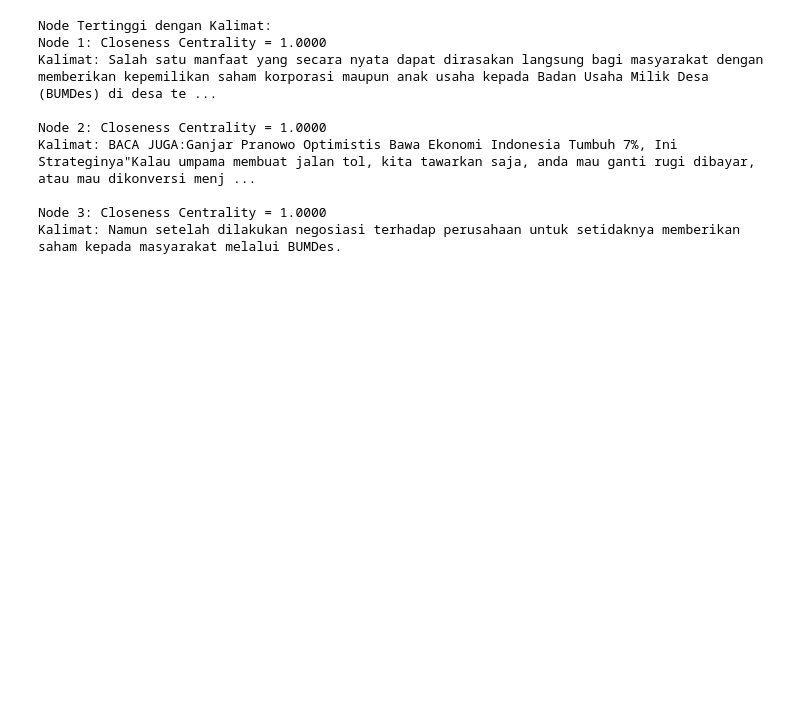
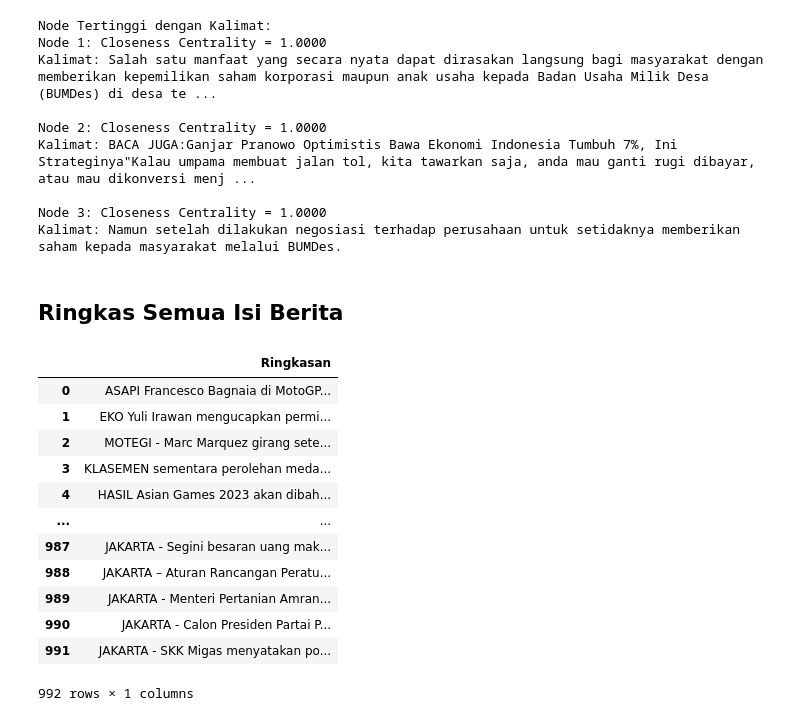
Before and after one commit to khikisb/ppw, a Jupyter notebook: _sources/tugas-ppw/Tugas-4.ipynb, the cells around one changed output. Saved outputs shown, nothing was run; the diff lists cells and outputs as text; code cells hidden in the pictures; blank space fills up the shorter version.

```diff
--- a/_sources/tugas-ppw/Tugas-4.ipynb
+++ b/_sources/tugas-ppw/Tugas-4.ipynb
@@ -465,3 +440,48 @@ Kalimat: BACA JUGA:Ganjar Pranowo Optimistis Bawa Ekonomi Indonesia Tumbuh 7%, I
 
 Node 3: Closeness Centrality = 1.0000
 Kalimat: Namun setelah dilakukan negosiasi terhadap perusahaan untuk setidaknya memberikan saham kepada masyarakat melalui BUMDes.
+# %% [markdown]
+## Ringkas Semua Isi Berita
+# %%
+import spacy
+import pandas as pd
+
+# Memuat model bahasa Inggris spaCy
+nlp = spacy.load("en_core_web_sm")
+
+# Inisialisasi DataFrame kosong untuk menyimpan ringkasan
+df_ringkasan = pd.DataFrame(columns=['Ringkasan'])
+
+# Loop untuk setiap baris data
+for i in range(992):
+    # Inisialisasi teks yang akan diringkas
+    teks_ringkasan = data['Content'].iloc[i]
+
+    # Analisis teks menggunakan spaCy
+    doc = nlp(teks_ringkasan)
+
+    # Ambil setiap kalimat dari dokumen
+    kalimat_utama = [kalimat.text for kalimat in doc.sents]
+
+    # Gabungkan beberapa kalimat sesuai kebutuhan Anda
+    jumlah_kalimat = 10
+    data_ringkas = " ".join(kalimat_utama[:jumlah_kalimat])
+
+    # Tambahkan ringkasan ke DataFrame
+    df_ringkasan = pd.concat([df_ringkasan, pd.DataFrame({'Ringkasan': [data_ringkas]})], ignore_index=True)
+# %%
+df_ringkasan
+# %% [output]
+|  | Ringkasan |
+| 0 | ASAPI Francesco Bagnaia di MotoGP... |
+| 1 | EKO Yuli Irawan mengucapkan permi... |
+| 2 | MOTEGI - Marc Marquez girang sete... |
+| 3 | KLASEMEN sementara perolehan meda... |
+| 4 | HASIL Asian Games 2023 akan dibah... |
+| ... | ... |
+| 987 | JAKARTA - Segini besaran uang mak... |
+| 988 | JAKARTA – Aturan Rancangan Peratu... |
+| 989 | JAKARTA - Menteri Pertanian Amran... |
+| 990 | JAKARTA - Calon Presiden Partai P... |
+| 991 | JAKARTA - SKK Migas menyatakan po... |
+992 rows × 1 columns
```
Also changed, not shown: parts of 25 cells of this notebook, 13 other files.
